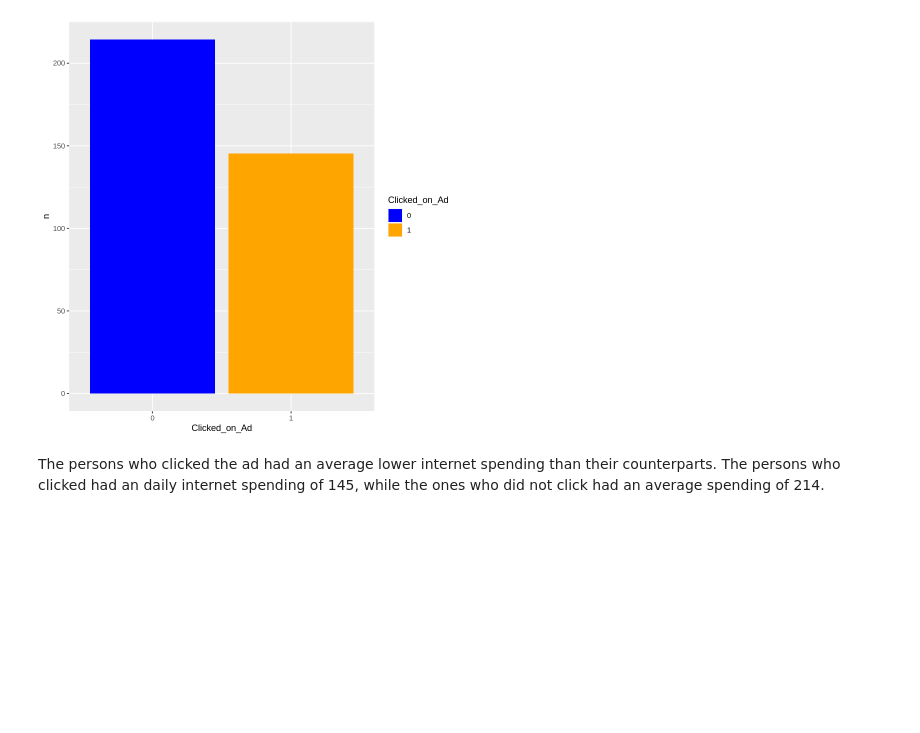
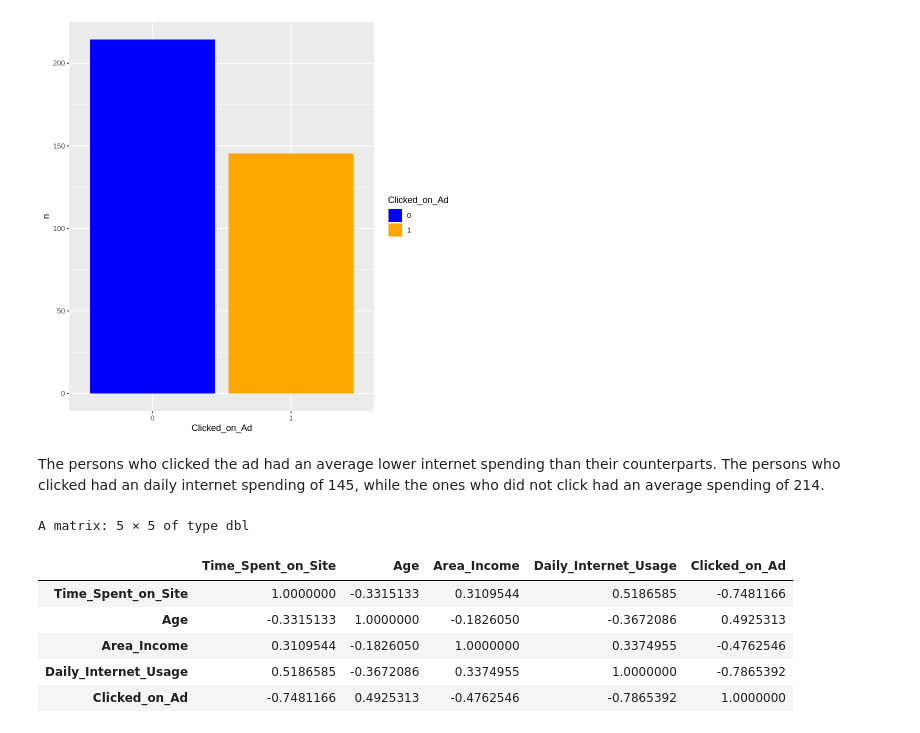
Before and after one commit to BrianChegeGichau/TimeSeriesAnalysis, a Jupyter notebook: CustomerAdAnalysis.ipynb, the cells around one changed output. Drawn from its saved outputs; the diff is of its cells as text; code cells hidden in the pictures; blank space fills up the shorter version.

```diff
--- a/CustomerAdAnalysis.ipynb
+++ b/CustomerAdAnalysis.ipynb
@@ -419,0 +427,11 @@ The persons who clicked the ad had an average lower internet spending than their
+# %%
+#Finding correlations in our numerical columns.
+cor(cols)
+# %% [output]
+A matrix: 5 × 5 of type dbl
+|  | Time_Spent_on_Site | Age | Area_Income | Daily_Internet_Usage | Clicked_on_Ad |
+| Time_Spent_on_Site | 1.0000000 | -0.3315133 | 0.3109544 | 0.5186585 | -0.7481166 |
+| Age | -0.3315133 | 1.0000000 | -0.1826050 | -0.3672086 | 0.4925313 |
+| Area_Income | 0.3109544 | -0.1826050 | 1.0000000 | 0.3374955 | -0.4762546 |
+| Daily_Internet_Usage | 0.5186585 | -0.3672086 | 0.3374955 | 1.0000000 | -0.7865392 |
+| Clicked_on_Ad | -0.7481166 | 0.4925313 | -0.4762546 | -0.7865392 | 1.0000000 |
```
Also changed, not shown: parts of 6 cells of this notebook.
